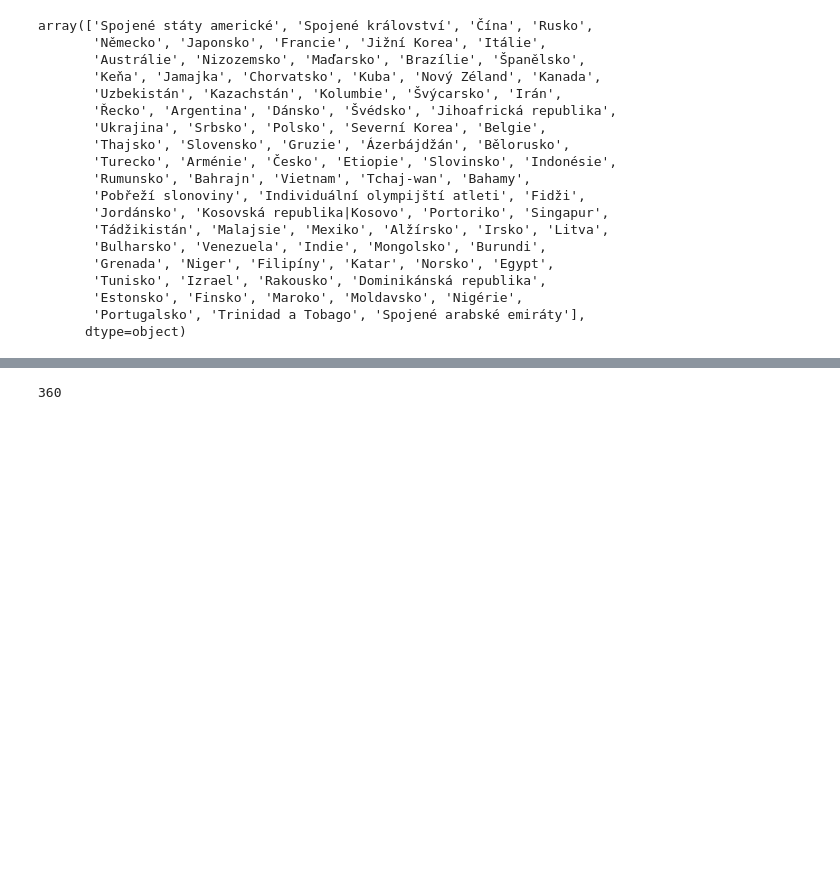
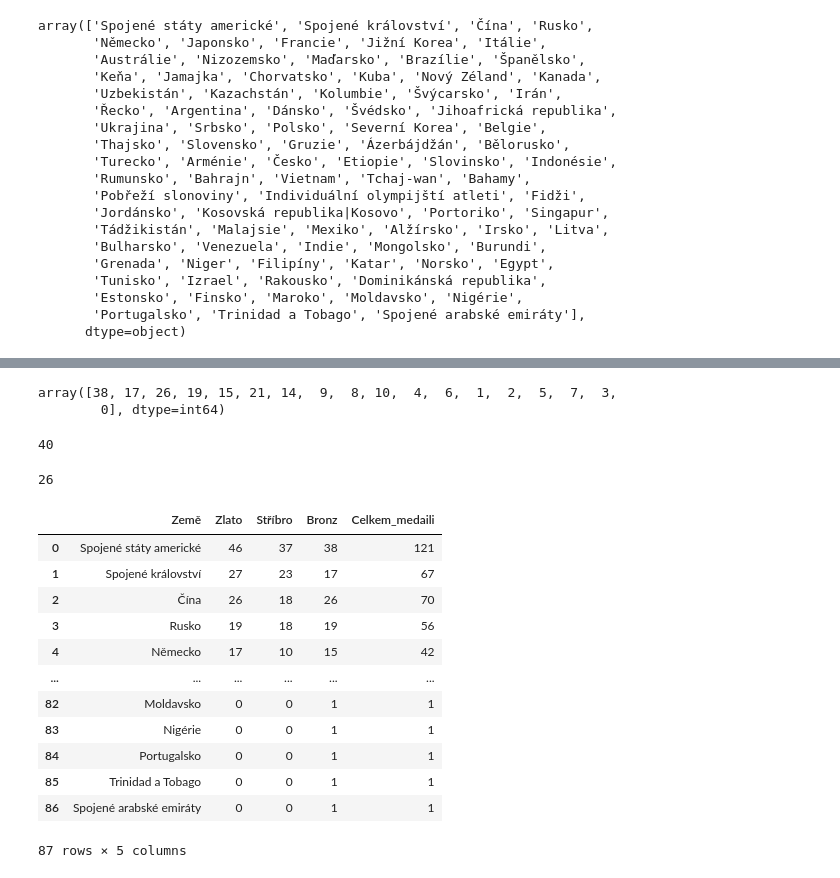
Before and after one commit to JanaEsther/czechitas-python-pro-datovou-analyzu-2024-02, a Jupyter notebook: notebooks/lekce-01/olympiada.ipynb, the cells around one changed output, grey strips where cells are left out. Drawn from its saved outputs; the diff is of its cells as text; code cells hidden in the pictures; blank space fills up the shorter version.

```diff
--- a/notebooks/lekce-01/olympiada.ipynb
+++ b/notebooks/lekce-01/olympiada.ipynb
@@ -71,4 +82,39 @@ array(['Spojené státy americké', 'Spojené království', 'Čína', 'Rusko',
 # %%
-data["Bronz"].sum()
+data["Bronz"].unique()
 # %% [output]
-360
+array([38, 17, 26, 19, 15, 21, 14,  9,  8, 10,  4,  6,  1,  2,  5,  7,  3,
+        0], dtype=int64)
+# %%
+filtered_countries = data[(data["Bronz"]>1)& (data["Bronz"]<10)]
+count = filtered_countries.shape[0]
+count
+# %% [output]
+40
+# %%
+#Kolik zemí získalo více jak 10 medailí?
+# Vytvoření nového sloupce, který bude součtem všech medailí
+data["Celkem_medaili"] = data["Zlato"] + data["Stříbro"] + data["Bronz"]
+
+# Filtrace zemí, které získaly více než 10 medailí
+
+countries_over_10 = data[data["Celkem_medaili"]> 10]
+count = countries_over_10.shape[0]
+count
+# %% [output]
+26
+# %%
+data
+# %% [output]
+|  | Země | Zlato | Stříbro | Bronz | Celkem_medaili |
+| 0 | Spojené státy americké | 46 | 37 | 38 | 121 |
+| 1 | Spojené království | 27 | 23 | 17 | 67 |
+| 2 | Čína | 26 | 18 | 26 | 70 |
+| 3 | Rusko | 19 | 18 | 19 | 56 |
+| 4 | Německo | 17 | 10 | 15 | 42 |
+| ... | ... | ... | ... | ... | ... |
+| 82 | Moldavsko | 0 | 0 | 1 | 1 |
+| 83 | Nigérie | 0 | 0 | 1 | 1 |
+| 84 | Portugalsko | 0 | 0 | 1 | 1 |
+| 85 | Trinidad a Tobago | 0 | 0 | 1 | 1 |
+| 86 | Spojené arabské emiráty | 0 | 0 | 1 | 1 |
+87 rows × 5 columns
```
Also changed, not shown: parts of 2 cells of this notebook, 12 other files.
